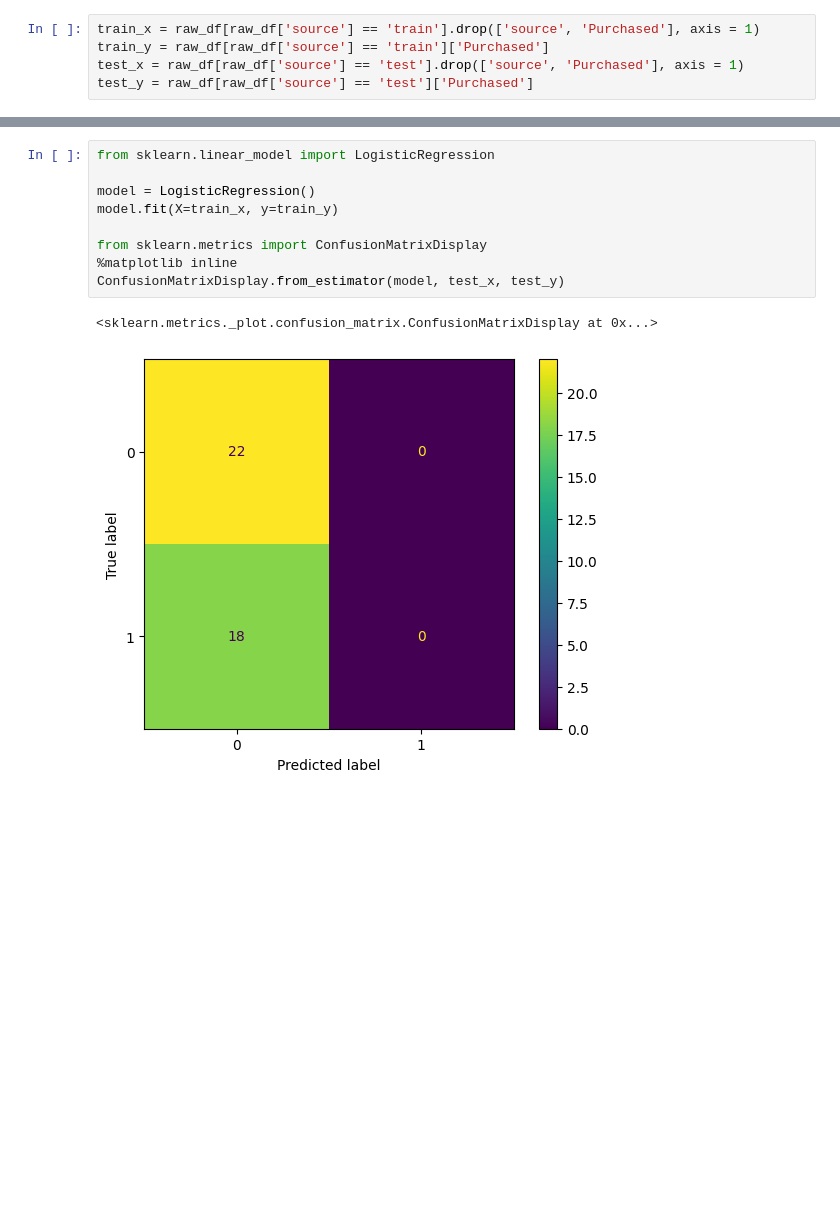
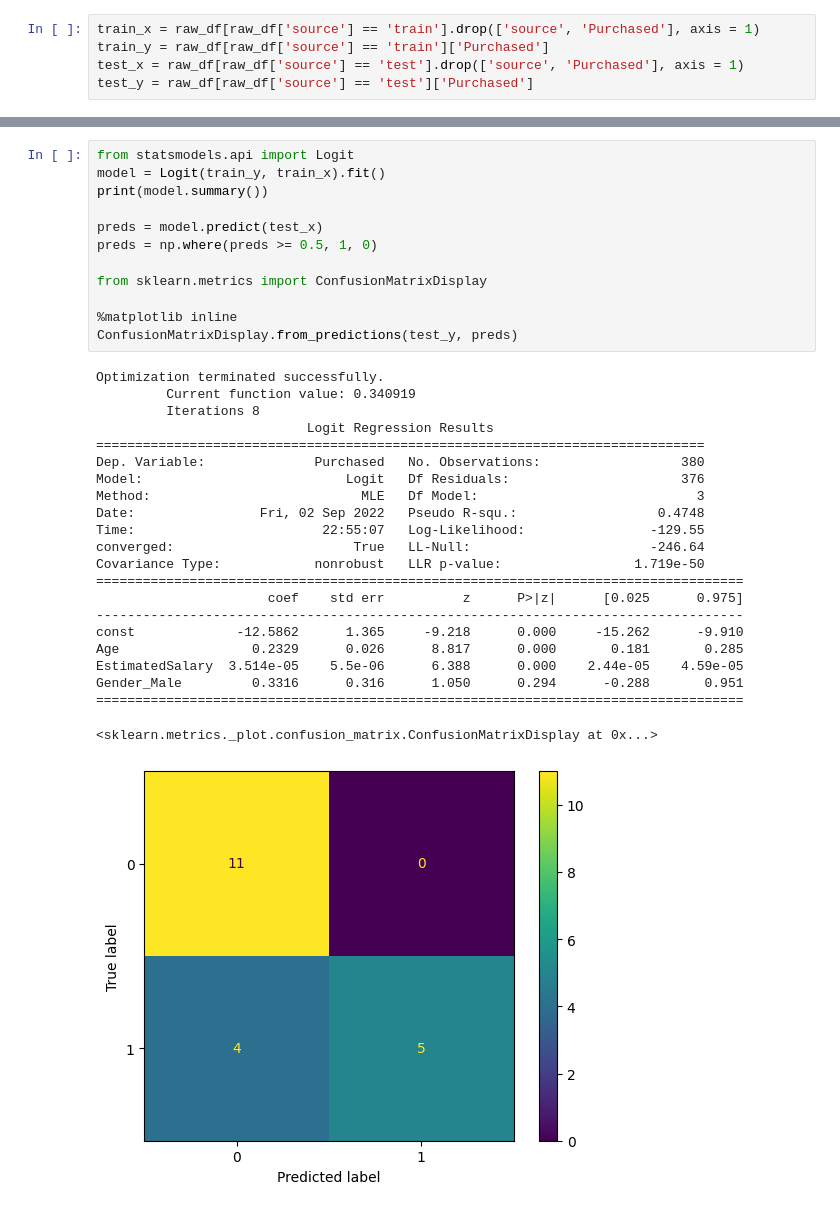
Before and after one commit to sivansh11/Regressions, a Jupyter notebook: social-network/main.ipynb, the cells around one changed output, grey strips where cells are left out. Drawn from its saved outputs; the diff is of its cells as text; blank space fills up the shorter version.

```diff
--- a/social-network/main.ipynb
+++ b/social-network/main.ipynb
@@ -117,12 +117,35 @@ Name: Purchased, Length: 360, dtype: int64
-# %%
-from sklearn.linear_model import LogisticRegression
-
-model = LogisticRegression()
-model.fit(X=train_x, y=train_y)
-
-from sklearn.metrics import ConfusionMatrixDisplay
-%matplotlib inline
-ConfusionMatrixDisplay.from_estimator(model, test_x, test_y)
-# %% [output]
-<sklearn.metrics._plot.confusion_matrix.ConfusionMatrixDisplay at 0x...>
-[figure, removed]
+# %%
+from statsmodels.api import Logit
+model = Logit(train_y, train_x).fit()
+print(model.summary())
+
+preds = model.predict(test_x)
+preds = np.where(preds >= 0.5, 1, 0)
+
+from sklearn.metrics import ConfusionMatrixDisplay
+
+%matplotlib inline
+ConfusionMatrixDisplay.from_predictions(test_y, preds)
+# %% [output]
+Optimization terminated successfully.
+         Current function value: 0.340919
+         Iterations 8
+                           Logit Regression Results
+==============================================================================
+Dep. Variable:              Purchased   No. Observations:                  380
+Model:                          Logit   Df Residuals:                      376
+Method:                           MLE   Df Model:                            3
+Date:                Fri, 02 Sep 2022   Pseudo R-squ.:                  0.4748
+Time:                        22:55:07   Log-Likelihood:                -129.55
+converged:                       True   LL-Null:                       -246.64
+Covariance Type:            nonrobust   LLR p-value:                 1.719e-50
+===================================================================================
+                      coef    std err          z      P>|z|      [0.025      0.975]
+-----------------------------------------------------------------------------------
+const             -12.5862      1.365     -9.218      0.000     -15.262      -9.910
+Age                 0.2329      0.026      8.817      0.000       0.181       0.285
+EstimatedSalary  3.514e-05    5.5e-06      6.388      0.000    2.44e-05    4.59e-05
+Gender_Male         0.3316      0.316      1.050      0.294      -0.288       0.951
+===================================================================================
+<sklearn.metrics._plot.confusion_matrix.ConfusionMatrixDisplay at 0x...>
+[figure, added]
```
Also changed, not shown: parts of 12 cells of this notebook, 3 other files.
